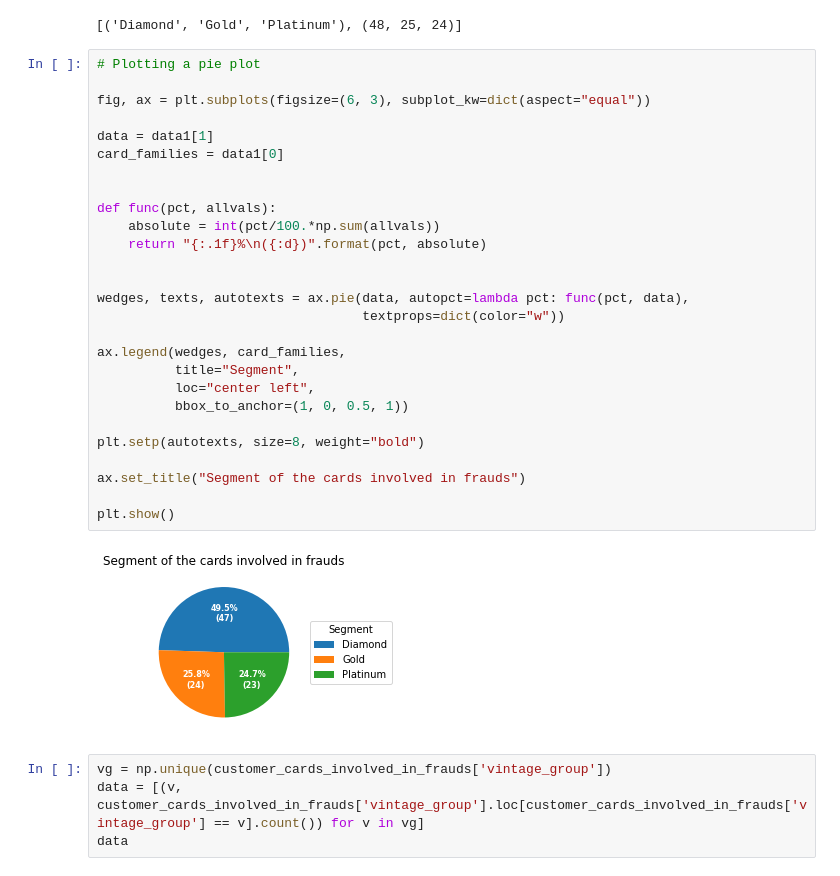
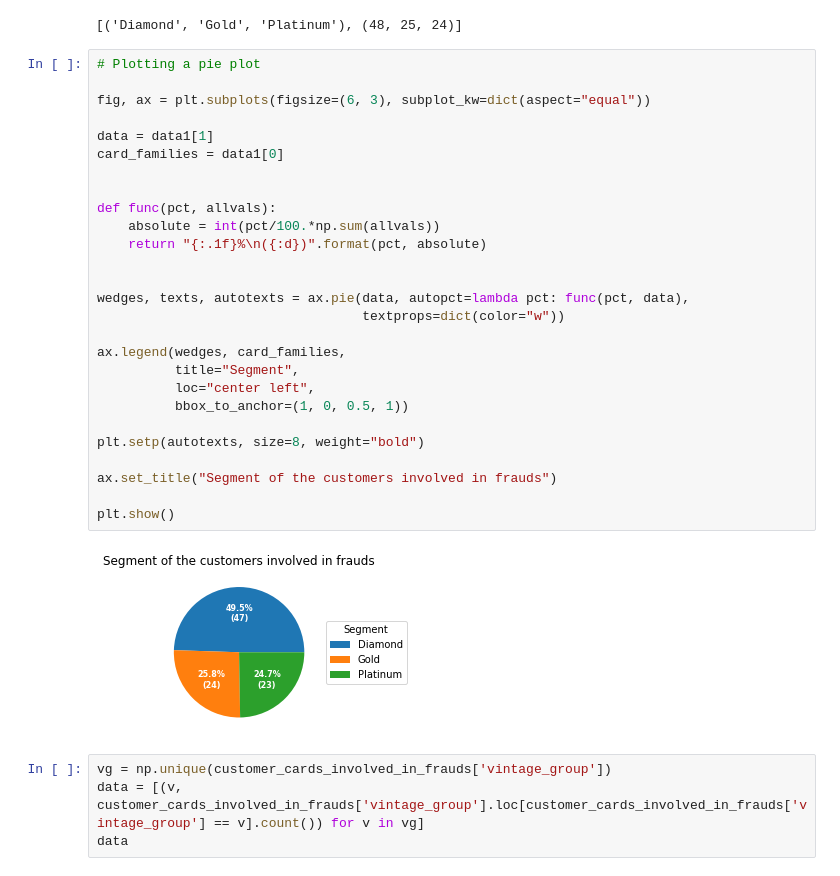
Before and after one commit to Eric-Mendes/conta-stone-data-challenge, a Jupyter notebook: data_analyses.ipynb, the cells around one changed output. Cells and saved outputs as stored; diff of their text form.

```diff
--- a/data_analyses.ipynb
+++ b/data_analyses.ipynb
@@ -221,32 +258,32 @@ data1
 # %%
 # Plotting a pie plot
 
 fig, ax = plt.subplots(figsize=(6, 3), subplot_kw=dict(aspect="equal"))
 
 data = data1[1]
 card_families = data1[0]
 
 
 def func(pct, allvals):
     absolute = int(pct/100.*np.sum(allvals))
     return "{:.1f}%\n({:d})".format(pct, absolute)
 
 
 wedges, texts, autotexts = ax.pie(data, autopct=lambda pct: func(pct, data),
                                   textprops=dict(color="w"))
 
 ax.legend(wedges, card_families,
           title="Segment",
           loc="center left",
           bbox_to_anchor=(1, 0, 0.5, 1))
 
 plt.setp(autotexts, size=8, weight="bold")
 
-ax.set_title("Segment of the cards involved in frauds")
+ax.set_title("Segment of the customers involved in frauds")
 
 plt.show()
 # %% [output]
-[figure, old version]
+[figure, new version]
 # %%
 vg = np.unique(customer_cards_involved_in_frauds['vintage_group'])
 data = [(v, customer_cards_involved_in_frauds['vintage_group'].loc[customer_cards_involved_in_frauds['vintage_group'] == v].count()) for v in vg]
```
Also changed, not shown: parts of 38 cells of this notebook.
